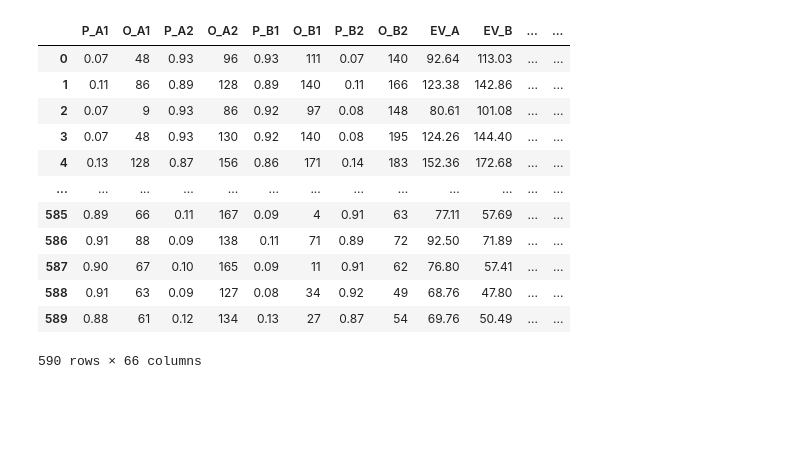
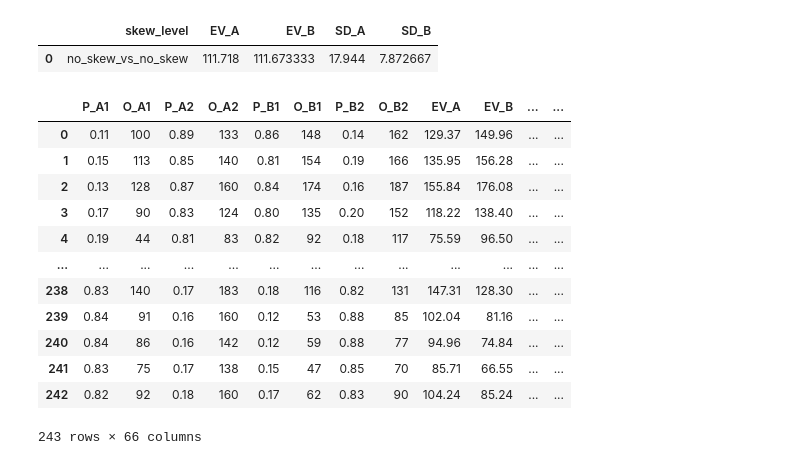
Before and after one commit to MaohuaNie/study3stimuli, a Jupyter notebook: Untitled-1.ipynb, the cells around one changed output. Saved outputs shown, nothing was run; the diff lists cells and outputs as text; code cells hidden in the pictures; blank space fills up the shorter version.

```diff
--- a/Untitled-1.ipynb
+++ b/Untitled-1.ipynb
@@ -157,20 +432,34 @@ print(result)
+# %%
+
+# Group by skew_level in the random_trials dataframe and calculate the mean
+mean_values_random_trials = (
+    random_trials
+    .groupby('skew_level')[['EV_A', 'EV_B', 'SD_A', 'SD_B']]
+    .mean()
+    .reset_index()
+)
+
+mean_values_random_trials
+# %% [output]
+|  | skew_level | EV_A | EV_B | SD_A | SD_B |
+| 0 | no_skew_vs_no_skew | 111.718 | 111.673333 | 17.944 | 7.872667 |
 # %%
 import numpy as np
 import pandas as pd
-dat_na = pd.read_csv('study3_trials_na.csv')
+dat_na = pd.read_csv('study3_trials_raw.csv')
 df_na = pd.DataFrame(dat_na)
 df_na
 # %% [output]
 |  | P_A1 | O_A1 | P_A2 | O_A2 | P_B1 | O_B1 | P_B2 | O_B2 | EV_A | EV_B | ... | ... |
-| 0 | 0.07 | 48 | 0.93 | 96 | 0.93 | 111 | 0.07 | 140 | 92.64 | 113.03 | ... | ... |
-| 1 | 0.11 | 86 | 0.89 | 128 | 0.89 | 140 | 0.11 | 166 | 123.38 | 142.86 | ... | ... |
-| 2 | 0.07 | 9 | 0.93 | 86 | 0.92 | 97 | 0.08 | 148 | 80.61 | 101.08 | ... | ... |
-| 3 | 0.07 | 48 | 0.93 | 130 | 0.92 | 140 | 0.08 | 195 | 124.26 | 144.40 | ... | ... |
-| 4 | 0.13 | 128 | 0.87 | 156 | 0.86 | 171 | 0.14 | 183 | 152.36 | 172.68 | ... | ... |
+| 0 | 0.11 | 100 | 0.89 | 133 | 0.86 | 148 | 0.14 | 162 | 129.37 | 149.96 | ... | ... |
+| 1 | 0.15 | 113 | 0.85 | 140 | 0.81 | 154 | 0.19 | 166 | 135.95 | 156.28 | ... | ... |
+| 2 | 0.13 | 128 | 0.87 | 160 | 0.84 | 174 | 0.16 | 187 | 155.84 | 176.08 | ... | ... |
+| 3 | 0.17 | 90 | 0.83 | 124 | 0.80 | 135 | 0.20 | 152 | 118.22 | 138.40 | ... | ... |
+| 4 | 0.19 | 44 | 0.81 | 83 | 0.82 | 92 | 0.18 | 117 | 75.59 | 96.50 | ... | ... |
 | ... | ... | ... | ... | ... | ... | ... | ... | ... | ... | ... | ... | ... |
-| 585 | 0.89 | 66 | 0.11 | 167 | 0.09 | 4 | 0.91 | 63 | 77.11 | 57.69 | ... | ... |
-| 586 | 0.91 | 88 | 0.09 | 138 | 0.11 | 71 | 0.89 | 72 | 92.50 | 71.89 | ... | ... |
-| 587 | 0.90 | 67 | 0.10 | 165 | 0.09 | 11 | 0.91 | 62 | 76.80 | 57.41 | ... | ... |
-| 588 | 0.91 | 63 | 0.09 | 127 | 0.08 | 34 | 0.92 | 49 | 68.76 | 47.80 | ... | ... |
-| 589 | 0.88 | 61 | 0.12 | 134 | 0.13 | 27 | 0.87 | 54 | 69.76 | 50.49 | ... | ... |
+| 238 | 0.83 | 140 | 0.17 | 183 | 0.18 | 116 | 0.82 | 131 | 147.31 | 128.30 | ... | ... |
+| 239 | 0.84 | 91 | 0.16 | 160 | 0.12 | 53 | 0.88 | 85 | 102.04 | 81.16 | ... | ... |
+| 240 | 0.84 | 86 | 0.16 | 142 | 0.12 | 59 | 0.88 | 77 | 94.96 | 74.84 | ... | ... |
+| 241 | 0.83 | 75 | 0.17 | 138 | 0.15 | 47 | 0.85 | 70 | 85.71 | 66.55 | ... | ... |
+| 242 | 0.82 | 92 | 0.18 | 160 | 0.17 | 62 | 0.83 | 90 | 104.24 | 85.24 | ... | ... |
-590 rows × 66 columns
+243 rows × 66 columns
```
Also changed, not shown: parts of 13 cells of this notebook, 2 other files.
